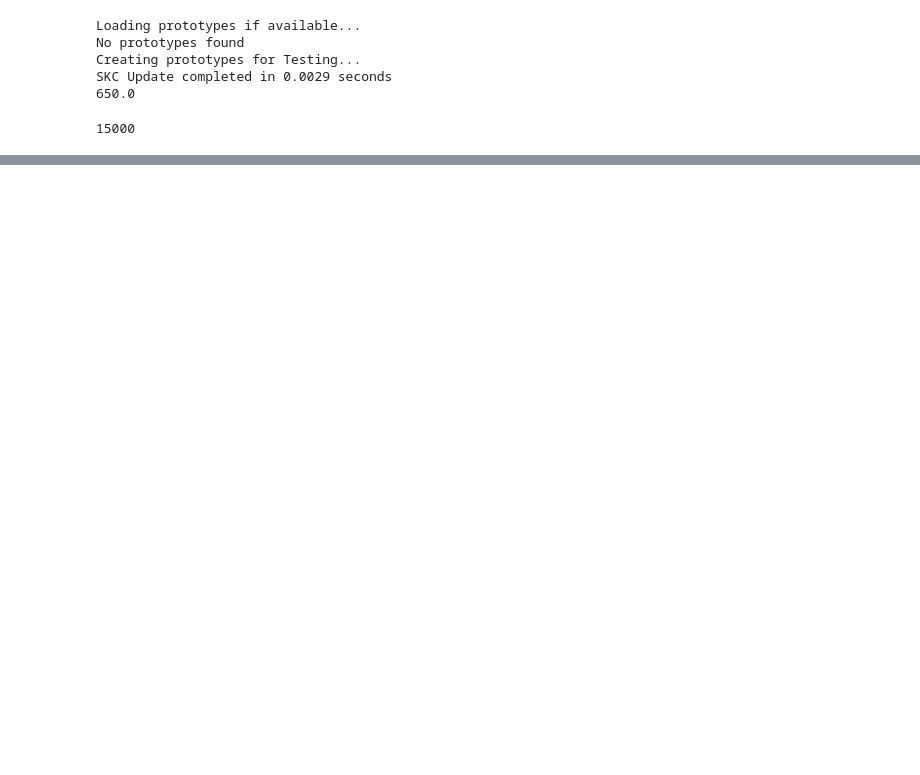
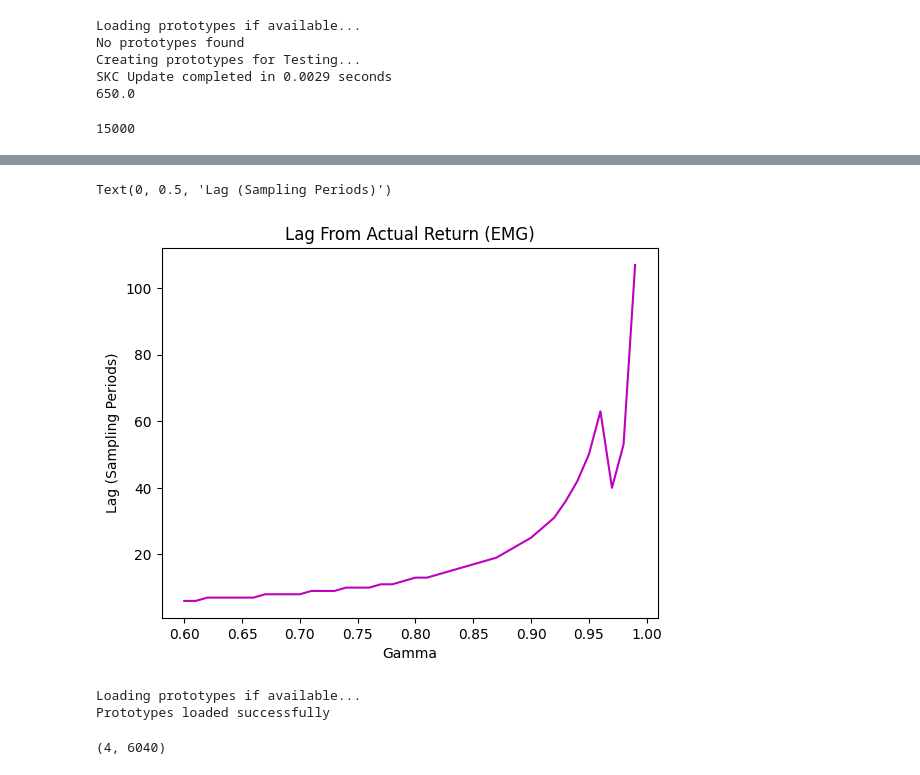
Before and after one commit to sonnyjones123/RL-Front-End, a Jupyter notebook: Algorithms/AlgorithmTesting.ipynb, the cells around one changed output, grey strips where cells are left out. Cells and saved outputs as stored; diff of their text form; code cells hidden in the pictures; blank space fills up the shorter version.

```diff
--- a/Algorithms/AlgorithmTesting.ipynb
+++ b/Algorithms/AlgorithmTesting.ipynb
@@ -50,0 +184,15 @@ plt.show()
+# %%
+# Plotting Lag with Gamma Values
+plt.plot(np.arange(0.6, 1.0, 0.01), lagList, color = 'm')
+plt.title("Lag From Actual Return (EMG)")
+plt.xlabel("Gamma")
+plt.ylabel("Lag (Sampling Periods)")
+# %% [output]
+Text(0, 0.5, 'Lag (Sampling Periods)')
+[figure, added]
+# %%
+# Initiated TOTD
+totd = TOTD(studyID = 'TOTDTesting', numInputs = envelopedData.shape[0], gammas = [0.9, 0.9, 0.9, 0.9])
+# %% [output]
+Loading prototypes if available...
+Prototypes loaded successfully
@@ -50,0 +209,4 @@ plt.show()
+# %%
+predicted.shape
+# %% [output]
+(4, 6040)
```
Also changed, not shown: parts of 72 cells of this notebook, 17 other files.
